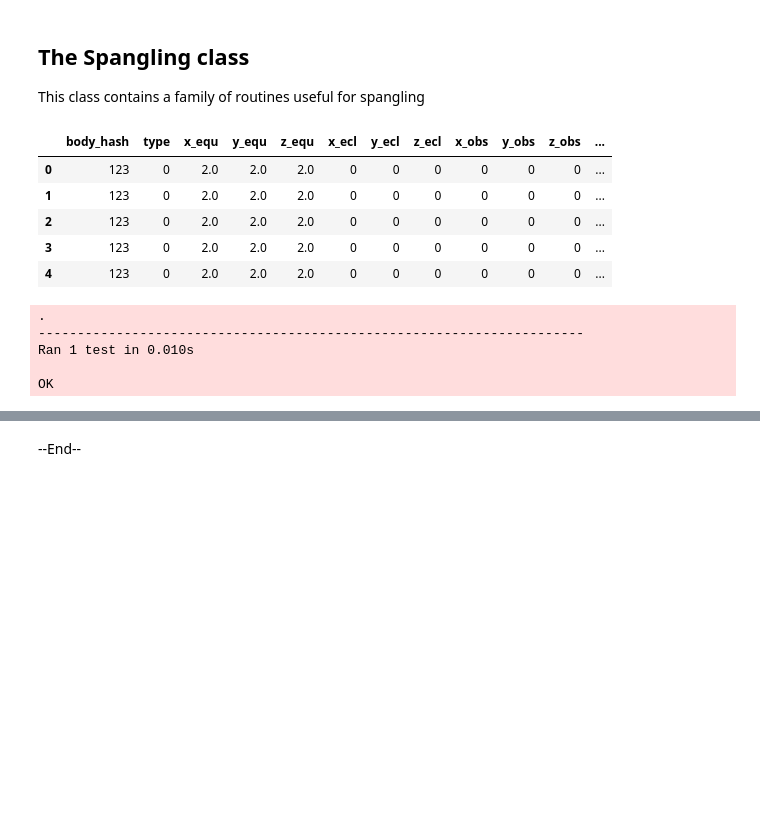
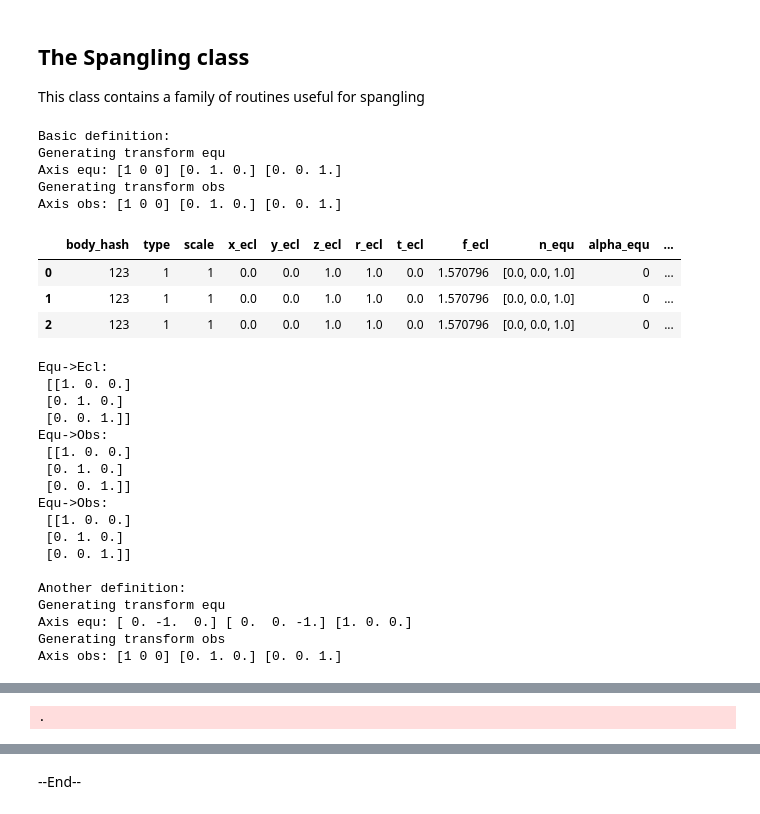
Before and after one commit to seap-udea/pryngles, a Jupyter notebook: dev/pryngles-spangler.ipynb, the cells around one changed output, grey strips where cells are left out. Drawn from its saved outputs; the diff is of its cells as text; code cells hidden in the pictures; blank space fills up the shorter version.

```diff
--- a/dev/pryngles-spangler.ipynb
+++ b/dev/pryngles-spangler.ipynb
@@ -10,6 +10,9 @@ from pryngles import *
 import pandas as pd
 from collections import OrderedDict as odict
 from copy import deepcopy
+print_df=Misc.print_df
+sci=Science
+verbose=Verbose.print
 # %% [markdown]
 ## The Spangling class
 
@@ -93,33 +268,57 @@ class Spangling(object):
 # %%
-from IPython.display import display, HTML
+if IN_JUPYTER:
+    def test_init(self):
+        Verbose.VERBOSITY=1
+        print("Basic definition:")
+        sg=Spangler(nspangles=3,body_hash="123",spangle_type=GRANULAR_SPANGLE)
+        Misc.print_df(sg.data.head(5))
+        print("Equ->Ecl:\n",sg.M_equ2ecl)
+        print("Equ->Obs:\n",sg.M_obs2ecl)
+        print("Equ->Obs:\n",sg.M_equ2obs)
 
-if IN_JUPYTER:
-    def test_fun(self):
-        sg=Spangling(nspangles=10,body_hash="123")
-        sg.df[["x_equ","y_equ","z_equ"]]=2*np.ones((10,3))
-        Misc.print_df(sg.df.head(5))
+        print("\nAnother definition:")
+        sg=Spangler(nspangles=3,body_hash="123",n_equ=[1,0,0])
+        Misc.print_df(sg.data.head(5))
+        print("Equ->Ecl:\n",sg.M_equ2ecl)
+        print("Obs->Ecl:\n",sg.M_obs2ecl)
+        print("Equ->Obs:\n",sg.M_equ2obs)
 
-        """
-        self.assertEqual(self.P.Nr,8,True)
-        self.assertEqual(np.isclose([P.physics.wrot],
-                                    [2*np.pi/PlanetDefaults.physics["prot"]],
-                                    rtol=1e-7),
-                         [True]*1)
-        self.assertRaises(AssertionError,lambda:Observer(primary="Nada"))
-        """
+        print("\nDefinition observer:")
+        sg=Spangler(nspangles=3,body_hash="123",n_equ=[0,1,0],n_obs=[1,0,0])
+        Misc.print_df(sg.data.head(5))
+        print("Equ->Ecl:\n",sg.M_equ2ecl)
+        print("Obs->Ecl:\n",sg.M_obs2ecl)
+        print("Equ->Obs:\n",sg.M_equ2obs)
+        Verbose.VERBOSITY=0
 
     class Test(unittest.TestCase):pass
-    Test.test_fun=test_fun
+    Test.test_init=test_init
     unittest.main(argv=['first-arg-is-ignored'],exit=False)
 # %% [output]
+Basic definition:
+Generating transform equ
+Axis equ: [1 0 0] [0. 1. 0.] [0. 0. 1.]
+Generating transform obs
+Axis obs: [1 0 0] [0. 1. 0.] [0. 0. 1.]
-|  | body_hash | type | x_equ | y_equ | z_equ | x_ecl | y_ecl | z_ecl | x_obs | y_obs | z_obs | ... |
-| 0 | 123 | 0 | 2.0 | 2.0 | 2.0 | 0 | 0 | 0 | 0 | 0 | 0 | ... |
-| 1 | 123 | 0 | 2.0 | 2.0 | 2.0 | 0 | 0 | 0 | 0 | 0 | 0 | ... |
-| 2 | 123 | 0 | 2.0 | 2.0 | 2.0 | 0 | 0 | 0 | 0 | 0 | 0 | ... |
-| 3 | 123 | 0 | 2.0 | 2.0 | 2.0 | 0 | 0 | 0 | 0 | 0 | 0 | ... |
-| 4 | 123 | 0 | 2.0 | 2.0 | 2.0 | 0 | 0 | 0 | 0 | 0 | 0 | ... |
+|  | body_hash | type | scale | x_ecl | y_ecl | z_ecl | r_ecl | t_ecl | f_ecl | n_equ | alpha_equ | ... |
+| 0 | 123 | 1 | 1 | 0.0 | 0.0 | 1.0 | 1.0 | 0.0 | 1.570796 | [0.0, 0.0, 1.0] | 0 | ... |
+| 1 | 123 | 1 | 1 | 0.0 | 0.0 | 1.0 | 1.0 | 0.0 | 1.570796 | [0.0, 0.0, 1.0] | 0 | ... |
+| 2 | 123 | 1 | 1 | 0.0 | 0.0 | 1.0 | 1.0 | 0.0 | 1.570796 | [0.0, 0.0, 1.0] | 0 | ... |
-.
-----------------------------------------------------------------------
-Ran 1 test in 0.010s
-
-OK
+Equ->Ecl:
+ [[1. 0. 0.]
+ [0. 1. 0.]
+ [0. 0. 1.]]
+Equ->Obs:
+ [[1. 0. 0.]
+ [0. 1. 0.]
+ [0. 0. 1.]]
+Equ->Obs:
+ [[1. 0. 0.]
+ [0. 1. 0.]
+ [0. 0. 1.]]
+
+Another definition:
+Generating transform equ
+Axis equ: [ 0. -1.  0.] [ 0.  0. -1.] [1. 0. 0.]
+Generating transform obs
+Axis obs: [1 0 0] [0. 1. 0.] [0. 0. 1.]
@@ -125,0 +351 @@ OK
+.
```
Also changed, not shown: parts of 14 cells of this notebook, 42 other files.
